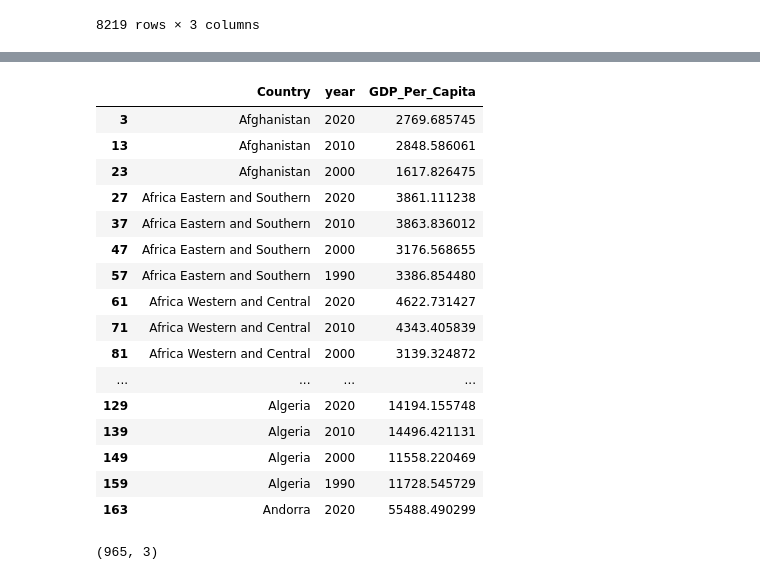
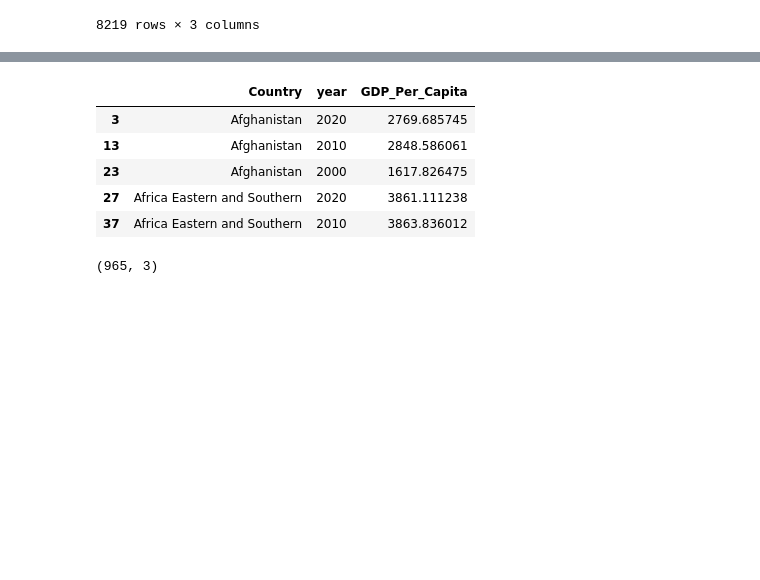
Before and after one commit to NSS-Full-Time-Data-Analytics-16/un-project-jyothigutiikonda, a Jupyter notebook: notebook/UN_Project.jyothi.ipynb, the cells around one changed output, grey strips where cells are left out. Saved outputs shown, nothing was run; the diff lists cells and outputs as text; code cells hidden in the pictures; blank space fills up the shorter version.

```diff
--- a/notebook/UN_Project.jyothi.ipynb
+++ b/notebook/UN_Project.jyothi.ipynb
@@ -42,8 +46,8 @@ dtype: object
 # %% [markdown]
 ### 6. Drop the `Value Footnotes` column and rename the remaining three to 'Country', 'Year', and 'GDP_Per_Capita'.
 # %%
-GDP_per_Capita = gdp_df.drop(columns = ['Value Footnotes'])
-GDP_per_Capita
+GDP_per_Capita_df = gdp_df.drop(columns = ['Value Footnotes'])
+GDP_per_Capita_df
 # %% [output]
 |  | Country or Area | Year | Value |
 | 0 | Afghanistan | 2023 | 1992.424394 |
@@ -59,4 +63,4 @@ GDP_per_Capita
 | 8218 | Zimbabwe | 1990 | 4013.299059 |
 8219 rows × 3 columns
 # %%
-GDP_per_Capita = GDP_per_Capita.rename(columns={'Country or Area':'Country','Year':'year','Value':'GDP_Per_Capita'})
+GDP_per_Capita_df = GDP_per_Capita_df.rename(columns={'Country or Area':'Country','Year':'year','Value':'GDP_Per_Capita'})
@@ -256,25 +231,16 @@ subset_1990.head(5)
+# %%
+decades=[1990,2000,2010,2020]
 # %%
-gdp_decades = GDP_per_Capita[GDP_per_Capita['year'].isin([1990,2000,2010,2020])]
+gdp_decades = GDP_per_Capita_df.loc[GDP_per_Capita['year'].isin(decades)]
 # %%
-gdp_decades.head(20)
+gdp_decades.head()
 # %% [output]
 |  | Country | year | GDP_Per_Capita |
 | 3 | Afghanistan | 2020 | 2769.685745 |
 | 13 | Afghanistan | 2010 | 2848.586061 |
 | 23 | Afghanistan | 2000 | 1617.826475 |
 | 27 | Africa Eastern and Southern | 2020 | 3861.111238 |
 | 37 | Africa Eastern and Southern | 2010 | 3863.836012 |
-| 47 | Africa Eastern and Southern | 2000 | 3176.568655 |
-| 57 | Africa Eastern and Southern | 1990 | 3386.854480 |
-| 61 | Africa Western and Central | 2020 | 4622.731427 |
-| 71 | Africa Western and Central | 2010 | 4343.405839 |
-| 81 | Africa Western and Central | 2000 | 3139.324872 |
-| ... | ... | ... | ... |
-| 129 | Algeria | 2020 | 14194.155748 |
-| 139 | Algeria | 2010 | 14496.421131 |
-| 149 | Algeria | 2000 | 11558.220469 |
-| 159 | Algeria | 1990 | 11728.545729 |
-| 163 | Andorra | 2020 | 55488.490299 |
 # %%
 gdp_decades = gdp_decades.reset_index(drop = True)
 gdp_decades.shape
```
Also changed, not shown: parts of 79 cells of this notebook.
